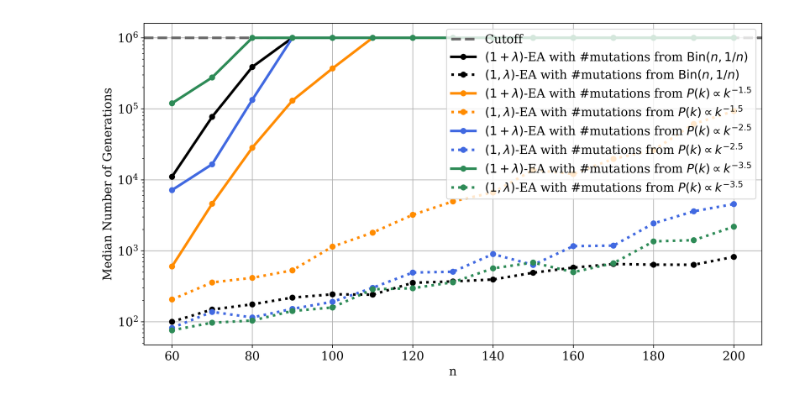
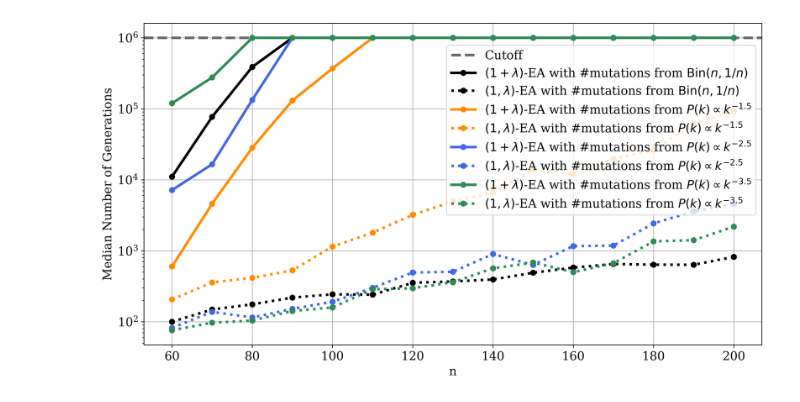
Before and after one commit to OliverSieberling/DistortedOneMax, a Jupyter notebook: FigurePowerLawMutation/MedianSimulations_powerLawMutation.ipynb, the cells around one changed output. Cells and saved outputs as stored; diff of their text form; code cells hidden in the pictures.

Commit message:
slightly move legend

```diff
--- a/FigurePowerLawMutation/MedianSimulations_powerLawMutation.ipynb
+++ b/FigurePowerLawMutation/MedianSimulations_powerLawMutation.ipynb
@@ -28,32 +28,32 @@ pow15_commaData = np.array([data[2+4*i].split()[1:] for i in (range(len(n_values
 with open('lnn15fixed_simulate_power2.5_iter=49_from=60_to=200_steps=10_cutoff=1000000.txt', 'r') as file:
     data = file.readlines()
 pow25_plusData = np.array([data[1+4*i].split()[1:] for i in (range(len(n_values)))]).astype(int)
 pow25_commaData = np.array([data[2+4*i].split()[1:] for i in (range(len(n_values)))]).astype(int)
 
 with open('lnn15fixed_simulate_power3.5_iter=49_from=60_to=200_steps=10_cutoff=1000000.txt', 'r') as file:
     data = file.readlines()
 pow35_plusData = np.array([data[1+4*i].split()[1:] for i in (range(len(n_values)))]).astype(int)
 pow35_commaData = np.array([data[2+4*i].split()[1:] for i in (range(len(n_values)))]).astype(int)
 
 plt.axhline(y=1000000, linestyle='--', label='Cutoff', linewidth=linew, color='dimgrey')
 plt.plot(n_values, np.median(exp_plusData, axis=1), label=r'$(1 + \lambda)$-EA with #mutations from $\mathrm{Bin}(n, 1/n)$', marker='o', linewidth=linew, color="black", linestyle = '-')
 plt.plot(n_values, np.median(exp_commaData, axis=1), label=r'$(1 , \lambda)$-EA with #mutations from $\mathrm{Bin}(n, 1/n)$', marker='o', linewidth=linew, color="black", linestyle = ':')
 plt.plot(n_values, np.median(pow15_plusData, axis=1), label=r'$(1 + \lambda)$-EA with #mutations from $P(k) \propto k^{-1.5}$', marker='o', linewidth=linew, color="darkorange", linestyle = '-')
 plt.plot(n_values, np.median(pow15_commaData, axis=1), label=r'$(1 , \lambda)$-EA with #mutations from $P(k) \propto k^{-1.5}$', marker='o', linewidth=linew, color="darkorange", linestyle = ':')
 plt.plot(n_values, np.median(pow25_plusData, axis=1), label=r'$(1 + \lambda)$-EA with #mutations from $P(k) \propto k^{-2.5}$', marker='o', linewidth=linew, color="royalblue", linestyle = '-')
 plt.plot(n_values, np.median(pow25_commaData, axis=1), label=r'$(1 , \lambda)$-EA with #mutations from $P(k) \propto k^{-2.5}$', marker='o', linewidth=linew, color="royalblue", linestyle = ':')
 plt.plot(n_values, np.median(pow35_plusData, axis=1), label=r'$(1 + \lambda)$-EA with #mutations from $P(k) \propto k^{-3.5}$', marker='o', linewidth=linew, color="seagreen", linestyle = '-')
 plt.plot(n_values, np.median(pow35_commaData, axis=1), label=r'$(1 , \lambda)$-EA with #mutations from $P(k) \propto k^{-3.5}$', marker='o', linewidth=linew, color="seagreen", linestyle = ':')
 
 
 plt.xlabel('n')
 plt.ylabel('Median Number of Generations')
 plt.yscale('log')
-plt.legend(loc='upper right')
+plt.legend(loc='upper right', bbox_to_anchor=(1, 0.95))
 plt.savefig('MedianSimulations_powerLawMutation.pdf', format='pdf')
 
 plt.show()
 
 # rote und schware hier rein, slowdown same, wie viele mutations nicht so wichtig, schwarse schelchter weil jump to lower onemax when distortion found
 # %% [output]
-[figure, old version]
+[figure, new version]
```
Also changed, not shown: 1 other file.
